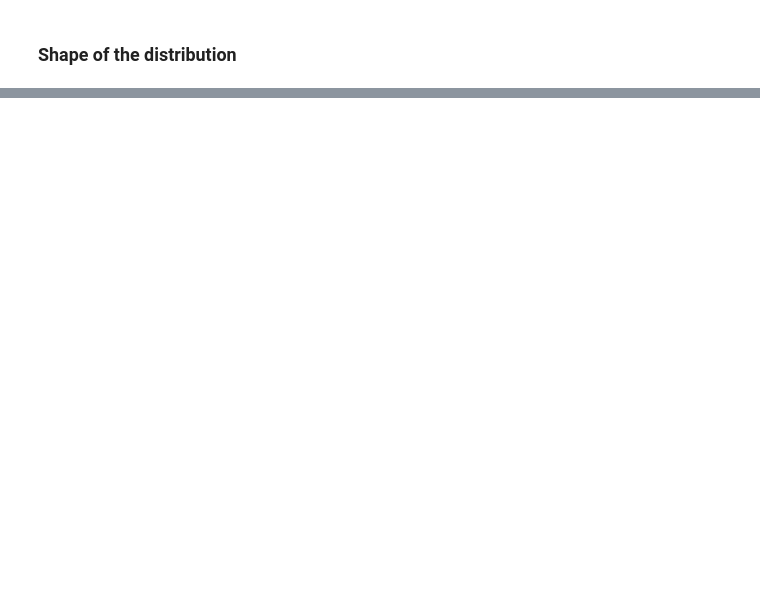
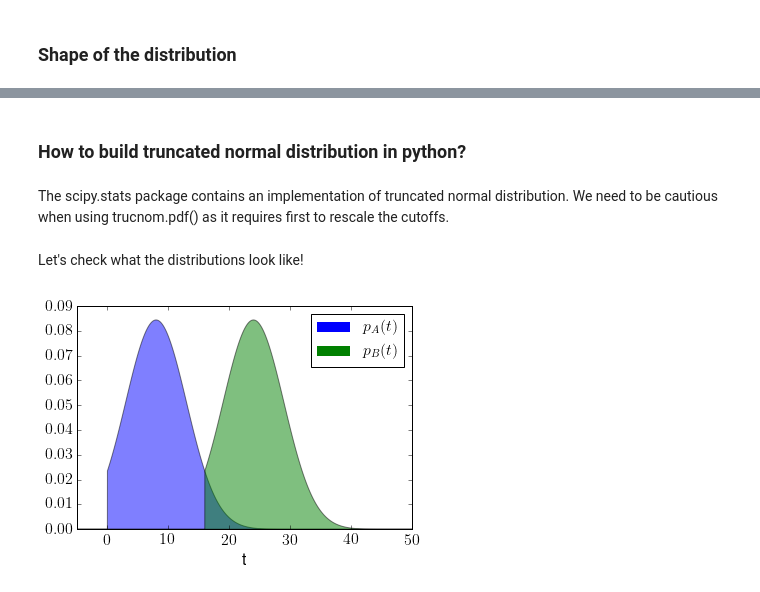
Before and after one commit to greghor/BelgiumTrainAlwaysLate, a Jupyter notebook: BelgiumTrainsAlwaysLate.ipynb, the cells around one changed output, grey strips where cells are left out. Drawn from its saved outputs; the diff is of its cells as text; code cells hidden in the pictures; blank space fills up the shorter version.

```diff
--- a/BelgiumTrainsAlwaysLate.ipynb
+++ b/BelgiumTrainsAlwaysLate.ipynb
@@ -197,0 +35,2 @@ CminA
+# %% [markdown]
+### How to build truncated normal distribution in python?
@@ -197,0 +50,2 @@ CminA
+# %% [markdown]
+The scipy.stats package contains an implementation of truncated normal distribution. We need to be cautious when using trucnom.pdf() as it requires first to rescale the cutoffs.
@@ -197,0 +72,29 @@ CminA
+# %% [markdown]
+Let's check what the distributions look like!
+# %%
+#----------------
+# plot the distributions
+#----------------
+
+import matplotlib as mpl
+import matplotlib.pyplot as plt
+%matplotlib inline
+
+# make fonts larger for plotting
+fSize=16
+mpl.rcParams['xtick.labelsize'] = fSize
+mpl.rcParams['ytick.labelsize'] = fSize
+mpl.rcParams['axes.labelsize'] = fSize
+mpl.rc('text', usetex = True)
+mpl.rc('font', family = 'sans-serif')
+
+
+plt.plot([], [], color='blue', linewidth=10)
+plt.plot([], [], color='green', linewidth=10)
+plt.legend(['$p_A(t)$','$p_B(t)$'],fontsize=fSize)
+plt.fill_between(t,0,pdfA,facecolor='blue',alpha='0.5')
+plt.fill_between(t,0,pdfB,facecolor='green',alpha='0.5')
+plt.xlabel('t')
+plt.xlim([-5,50]);
+# %% [output]
+[figure, added]
```
Also changed, not shown: parts of 49 cells of this notebook, 1 other file.
